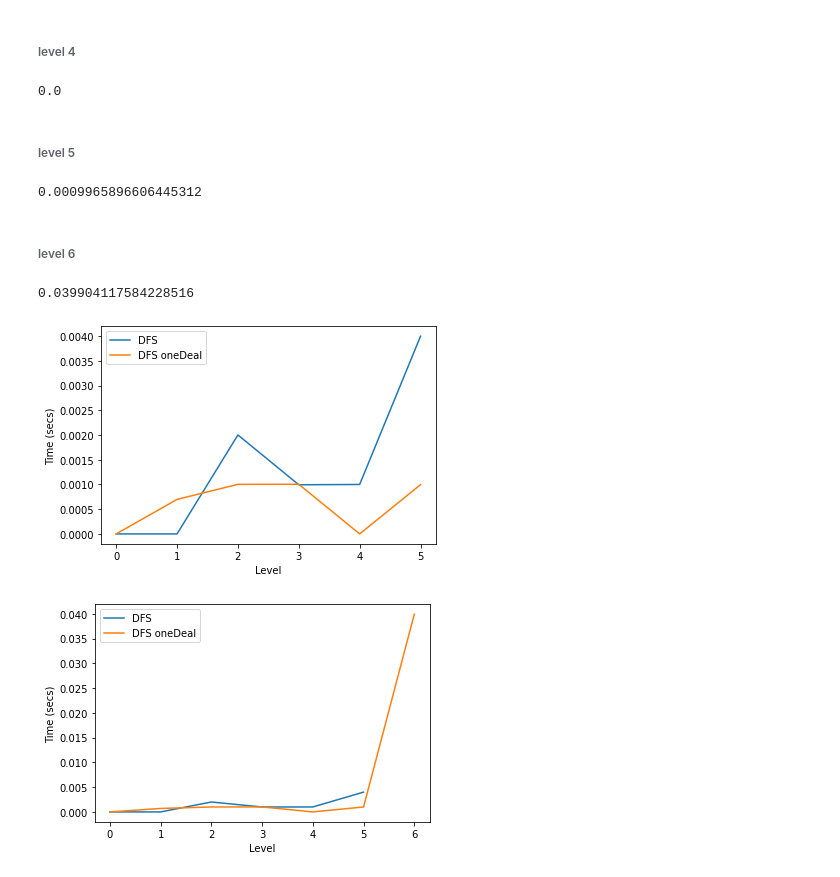
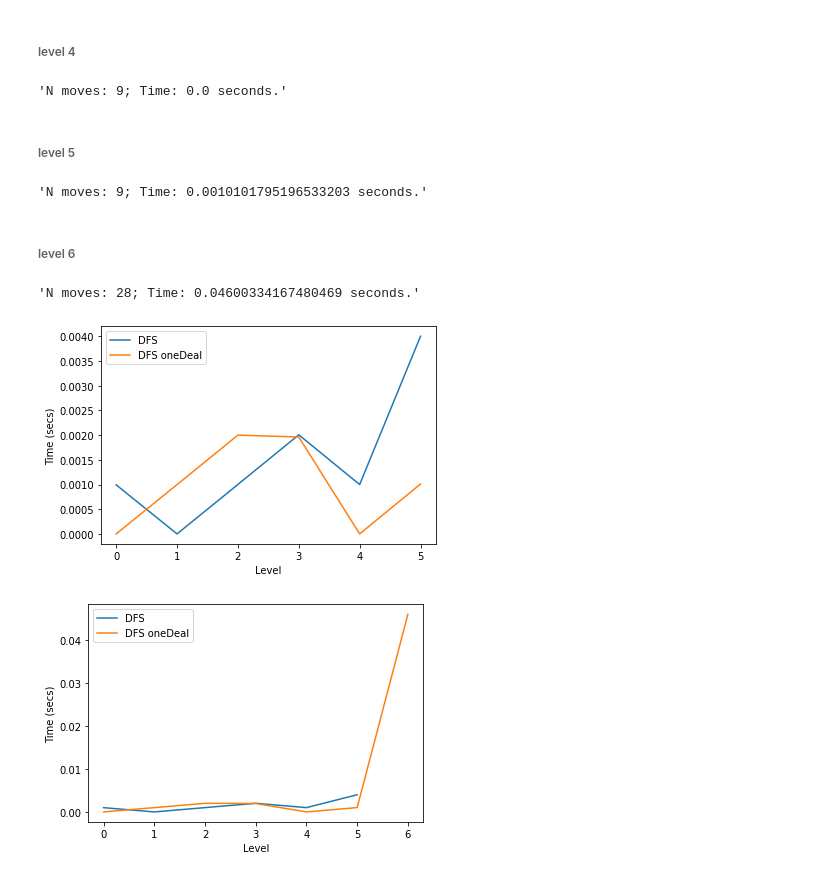
Before and after one commit to IohanSardinha/FEUP_IART, a Jupyter notebook: code/dataAnalisys.ipynb, the cells around one changed output. Saved outputs shown, nothing was run; the diff lists cells and outputs as text; code cells hidden in the pictures.

```diff
--- a/code/dataAnalisys.ipynb
+++ b/code/dataAnalisys.ipynb
@@ -219,41 +251,47 @@ time_dfs_DO_3
 ###### level 4
 # %%
 board, moves = initialState(4)
-result, time_dfs_DO_4 = timeToRun(lambda : DFS(board, shouldDealOnlyFirst=True))
-time_dfs_DO_4
+moves_dfs_DO_4, time_dfs_DO_4 = timeToRun(lambda : DFS(board, shouldDealOnlyFirst=True))
+"N moves: "+str(len(moves_dfs_DO_4)) + "; Time: " + str(time_dfs_DO_4) + " seconds."
 # %% [output]
-0.0
+'N moves: 9; Time: 0.0 seconds.'
 # %% [markdown]
 ###### level 5
 # %%
 board, moves = initialState(5)
-result, time_dfs_DO_5 = timeToRun(lambda : DFS(board, shouldDealOnlyFirst=True))
-time_dfs_DO_5
+moves_dfs_DO_5, time_dfs_DO_5 = timeToRun(lambda : DFS(board, shouldDealOnlyFirst=True))
+"N moves: "+str(len(moves_dfs_DO_5)) + "; Time: " + str(time_dfs_DO_5) + " seconds."
 # %% [output]
-0.0009965896606445312
+'N moves: 9; Time: 0.0010101795196533203 seconds.'
 # %% [markdown]
 ###### level 6
 # %%
 board, moves = initialState(6)
-result, time_dfs_DO_6 = timeToRun(lambda : DFS(board, shouldDealOnlyFirst=True))
-time_dfs_DO_6
+moves_dfs_DO_6, time_dfs_DO_6 = timeToRun(lambda : DFS(board, shouldDealOnlyFirst=True))
+"N moves: "+str(len(moves_dfs_DO_6)) + "; Time: " + str(time_dfs_DO_6) + " seconds."
 # %% [output]
-0.039904117584228516
+'N moves: 28; Time: 0.04600334167480469 seconds.'
+# %%
+dfs_times = [time_dfs_0,time_dfs_1,time_dfs_2,time_dfs_3,time_dfs_4,time_dfs_5]
+dfs_DO_times = [time_dfs_DO_0,time_dfs_DO_1,time_dfs_DO_2,time_dfs_DO_3,time_dfs_DO_4,time_dfs_DO_5,time_dfs_DO_6]
+
+dfs_moves = [moves_dfs_0,moves_dfs_1,moves_dfs_2,moves_dfs_3,moves_dfs_4,moves_dfs_5]
+dfs_DO_moves = [moves_dfs_DO_0,moves_dfs_DO_1,moves_dfs_DO_2,moves_dfs_DO_3,moves_dfs_DO_4,moves_dfs_DO_5,moves_dfs_DO_6]
 # %%
-plt.plot(range(6),[time_dfs_0,time_dfs_1,time_dfs_2,time_dfs_3,time_dfs_4,time_dfs_5], label="DFS")
-plt.plot(range(6),[time_dfs_DO_0,time_dfs_DO_1,time_dfs_DO_2,time_dfs_DO_3,time_dfs_DO_4,time_dfs_DO_5], label="DFS oneDeal")
+plt.plot(range(len(dfs_times)),dfs_times, label="DFS")
+plt.plot(range(len(dfs_DO_times[:6])),dfs_DO_times[:6], label="DFS oneDeal")
 plt.legend(loc="upper left")
 plt.xlabel('Level')
 plt.ylabel('Time (secs)')
 plt.show()
 # %% [output]
-[figure, old version]
+[figure, new version]
 # %%
-plt.plot(range(),[time_dfs_0,time_dfs_1,time_dfs_2,time_dfs_3,time_dfs_4,time_dfs_5,0.label="DFS")
-plt.plot(range(7),[time_dfs_DO_0,time_dfs_DO_1,time_dfs_DO_2,time_dfs_DO_3,time_dfs_DO_4,time_dfs_DO_5,time_dfs_DO_6], label="DFS oneDeal")
+plt.plot(range(len(dfs_times)),dfs_times, label="DFS")
+plt.plot(range(len(dfs_DO_times)),dfs_DO_times, label="DFS oneDeal")
 plt.legend(loc="upper left")
 plt.xlabel('Level')
 plt.ylabel('Time (secs)')
 plt.show()
 # %% [output]
-[figure, old version]
+[figure, new version]
```
Also changed, not shown: parts of 57 cells of this notebook, 3 other files.
